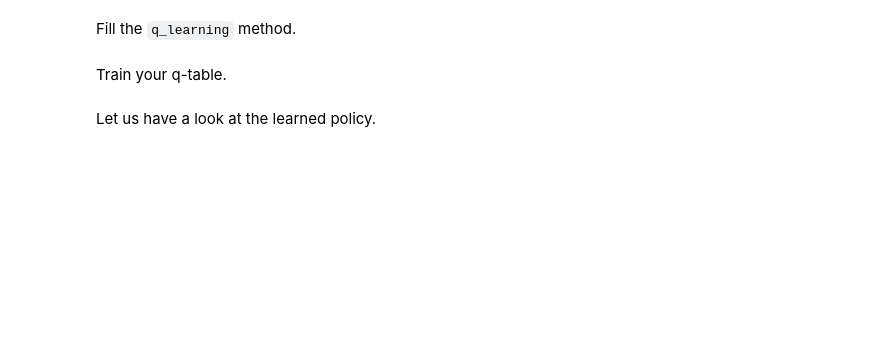
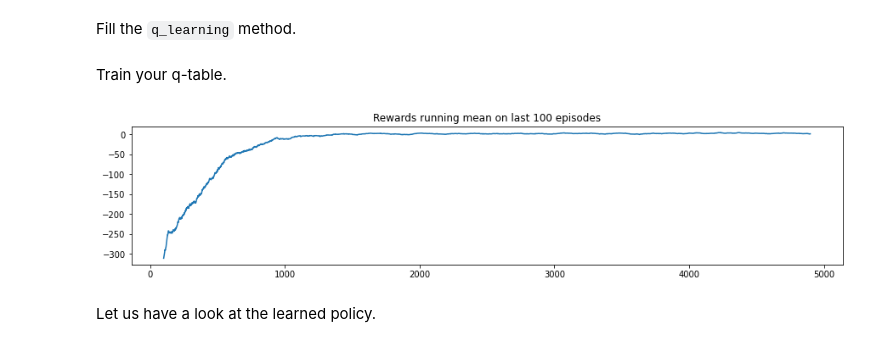
Before and after one commit to Enzo-Damico/ModIA_TP2, a Jupyter notebook: Taxi.ipynb, the cells around one changed output. Drawn from its saved outputs; the diff is of its cells as text; code cells hidden in the pictures; blank space fills up the shorter version.

```diff
--- a/Taxi.ipynb
+++ b/Taxi.ipynb
@@ -80,9 +114,9 @@ We just saw a random policy. Let's now check on your policy.
 Using the possible actions, make a little script to take the client to his destination and visualize it with the `display_frames` method.
 # %%
 frames = []
-actions = [...]
+actions = []
 for a in actions:
-    ...
+
 
 display_trajectory(frames)
 # %% [markdown]
@@ -112,11 +146,19 @@ def q_learning(env, alpha, gamma, epsilon, nb_episodes):
     q_table = np.zeros([nb_states, nb_actions])
     training_rewards = np.zeros(nb_episodes)
     for i in range(nb_episodes):
-        ...
+        S = env.reset()
         while True:
-            ...
+            # Exploration
+            if np.random.uniform() <= epsilon:
+              a = env.action_space.sample()
+            # Exploitation
+            else:
+              a = np.argmax(q_table[S])
 
+            new_state, reward, done, info = env.step(a)
             training_rewards[i] += reward
+            q_table[S, a] += alpha*(reward + gamma*np.max(q_table[new_state]) - q_table[S, a])
+            S = new_state
             if done:
                 break
 
@@ -129,9 +171,11 @@ Train your q-table.
 # %%
 nb_episodes = 5000
 alpha = 0.1
 gamma = 0.99
 epsilon = 0.1
 
-q_table = ...
+q_table = q_learning(env, alpha, gamma, epsilon, 5000)
+# %% [output]
+[figure, added]
 # %% [markdown]
 Let us have a look at the learned policy.
```
Also changed, not shown: parts of 14 cells of this notebook.
